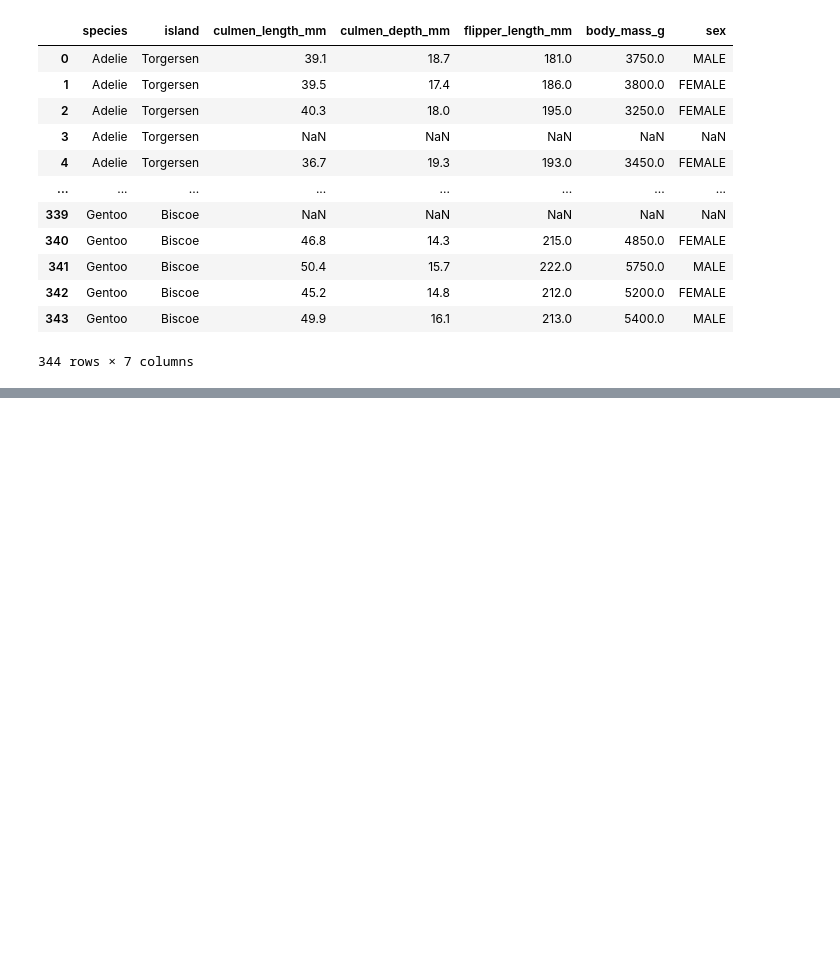
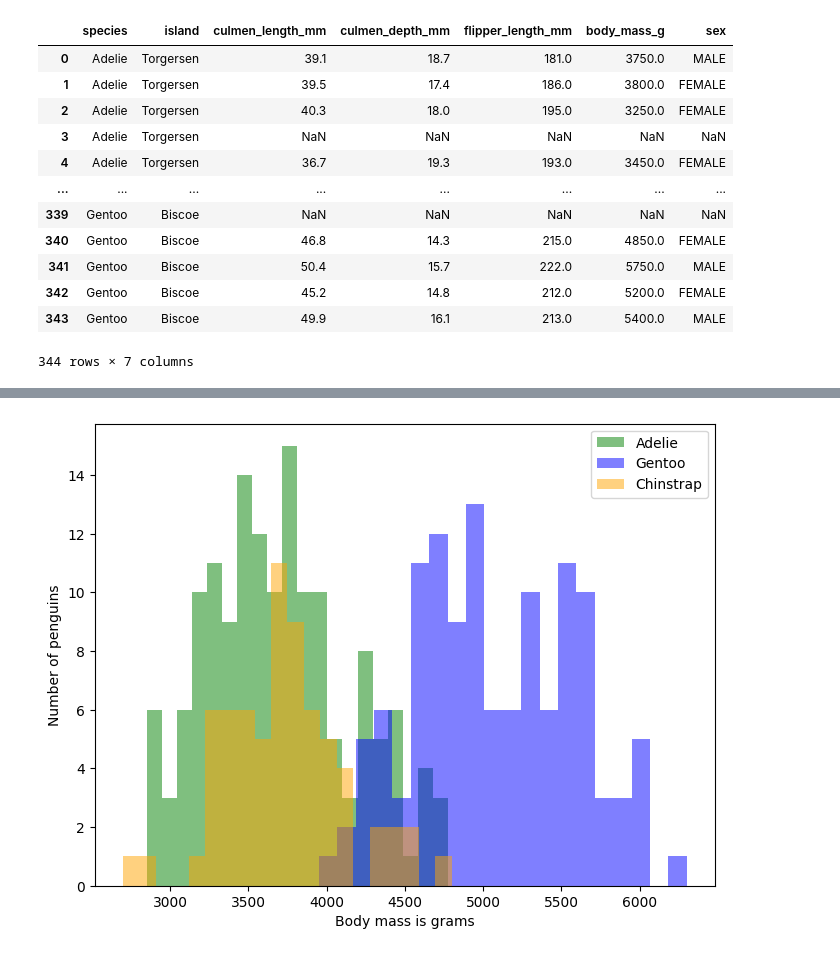
Before and after one commit to Niksol15/penguin-classifier, a Jupyter notebook: penguin_classification.ipynb, the cells around one changed output, grey strips where cells are left out. Saved outputs shown, nothing was run; the diff lists cells and outputs as text; code cells hidden in the pictures; blank space fills up the shorter version.

```diff
--- a/penguin_classification.ipynb
+++ b/penguin_classification.ipynb
@@ -28,0 +65,11 @@ NameError: name 'MissingIndicator' is not defined
+# %%
+fig, ax = plt.subplots(figsize=(8, 6))
+ax.hist(adelie_full.body_mass_g, bins=20, color='green', alpha=0.5, label='Adelie')
+ax.hist(gentoo_full.body_mass_g, bins=20, color='blue', alpha=0.5, label='Gentoo')
+ax.hist(сhinstrap_full.body_mass_g, bins=20, color='orange', alpha=0.5, label='Chinstrap')
+ax.set_xlabel('Body mass is grams')
+ax.set_ylabel('Number of penguins')
+ax.legend()
+plt.show()
+# %% [output]
+[figure, added]
```
Also changed, not shown: parts of 9 cells of this notebook.
